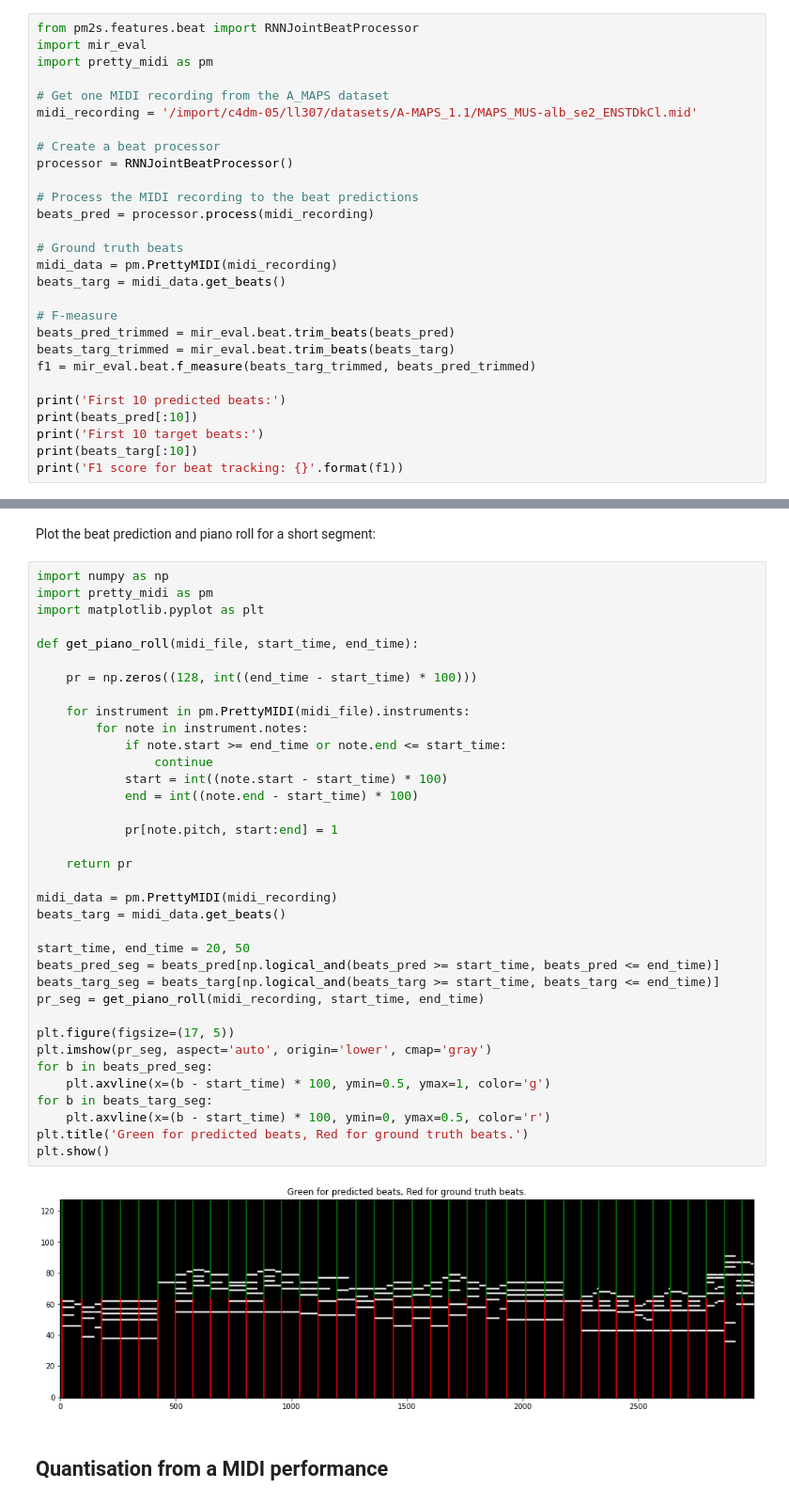
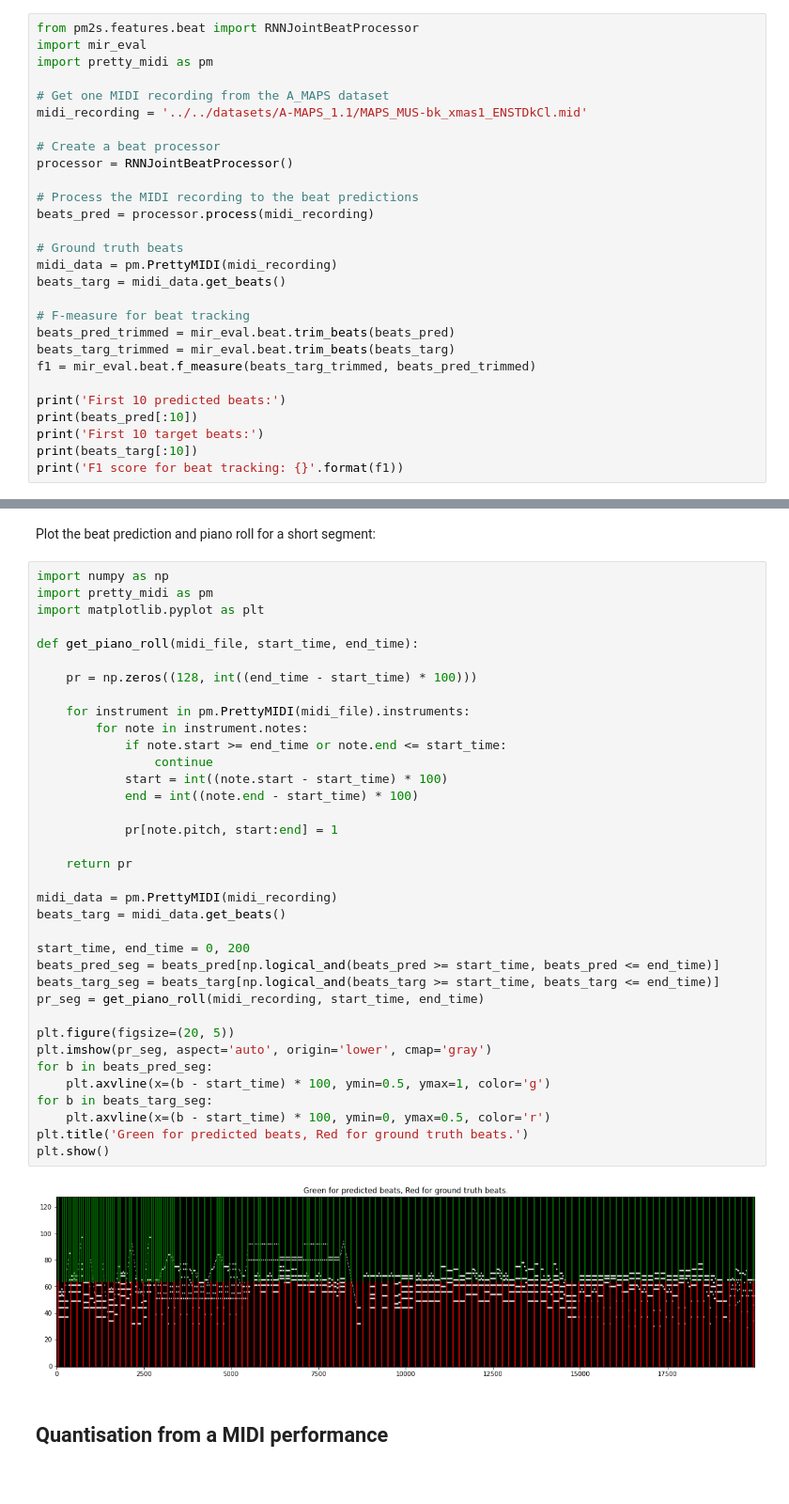
Before and after one commit to cheriell/PM2S, a Jupyter notebook: demo.ipynb, the cells around one changed output, grey strips where cells are left out. Shown at 94% size. Cells and saved outputs as stored; diff of their text form.

```diff
--- a/demo.ipynb
+++ b/demo.ipynb
@@ -8,7 +8,7 @@ import mir_eval
 import pretty_midi as pm
 
 # Get one MIDI recording from the A_MAPS dataset
-midi_recording = '/import/c4dm-05/ll307/datasets/A-MAPS_1.1/MAPS_MUS-alb_se2_ENSTDkCl.mid'
+midi_recording = '../../datasets/A-MAPS_1.1/MAPS_MUS-bk_xmas1_ENSTDkCl.mid'
 
 # Create a beat processor
 processor = RNNJointBeatProcessor()
@@ -20,7 +20,7 @@ beats_pred = processor.process(midi_recording)
 midi_data = pm.PrettyMIDI(midi_recording)
 beats_targ = midi_data.get_beats()
 
-# F-measure
+# F-measure for beat tracking
 beats_pred_trimmed = mir_eval.beat.trim_beats(beats_pred)
 beats_targ_trimmed = mir_eval.beat.trim_beats(beats_targ)
 f1 = mir_eval.beat.f_measure(beats_targ_trimmed, beats_pred_trimmed)
@@ -48,35 +49,35 @@ import matplotlib.pyplot as plt
 def get_piano_roll(midi_file, start_time, end_time):
 
     pr = np.zeros((128, int((end_time - start_time) * 100)))
 
     for instrument in pm.PrettyMIDI(midi_file).instruments:
         for note in instrument.notes:
             if note.start >= end_time or note.end <= start_time:
                 continue
             start = int((note.start - start_time) * 100)
             end = int((note.end - start_time) * 100)
 
             pr[note.pitch, start:end] = 1
 
     return pr
 
 midi_data = pm.PrettyMIDI(midi_recording)
 beats_targ = midi_data.get_beats()
 
-start_time, end_time = 20, 50
+start_time, end_time = 0, 200
 beats_pred_seg = beats_pred[np.logical_and(beats_pred >= start_time, beats_pred <= end_time)]
 beats_targ_seg = beats_targ[np.logical_and(beats_targ >= start_time, beats_targ <= end_time)]
 pr_seg = get_piano_roll(midi_recording, start_time, end_time)
 
-plt.figure(figsize=(17, 5))
+plt.figure(figsize=(20, 5))
 plt.imshow(pr_seg, aspect='auto', origin='lower', cmap='gray')
 for b in beats_pred_seg:
     plt.axvline(x=(b - start_time) * 100, ymin=0.5, ymax=1, color='g')
 for b in beats_targ_seg:
     plt.axvline(x=(b - start_time) * 100, ymin=0, ymax=0.5, color='r')
 plt.title('Green for predicted beats, Red for ground truth beats.')
 plt.show()
 # %% [output]
-[figure, old version]
+[figure, new version]
 # %% [markdown]
 ## Quantisation from a MIDI performance
```
Also changed, not shown: parts of 2 cells of this notebook, 17 other files.
